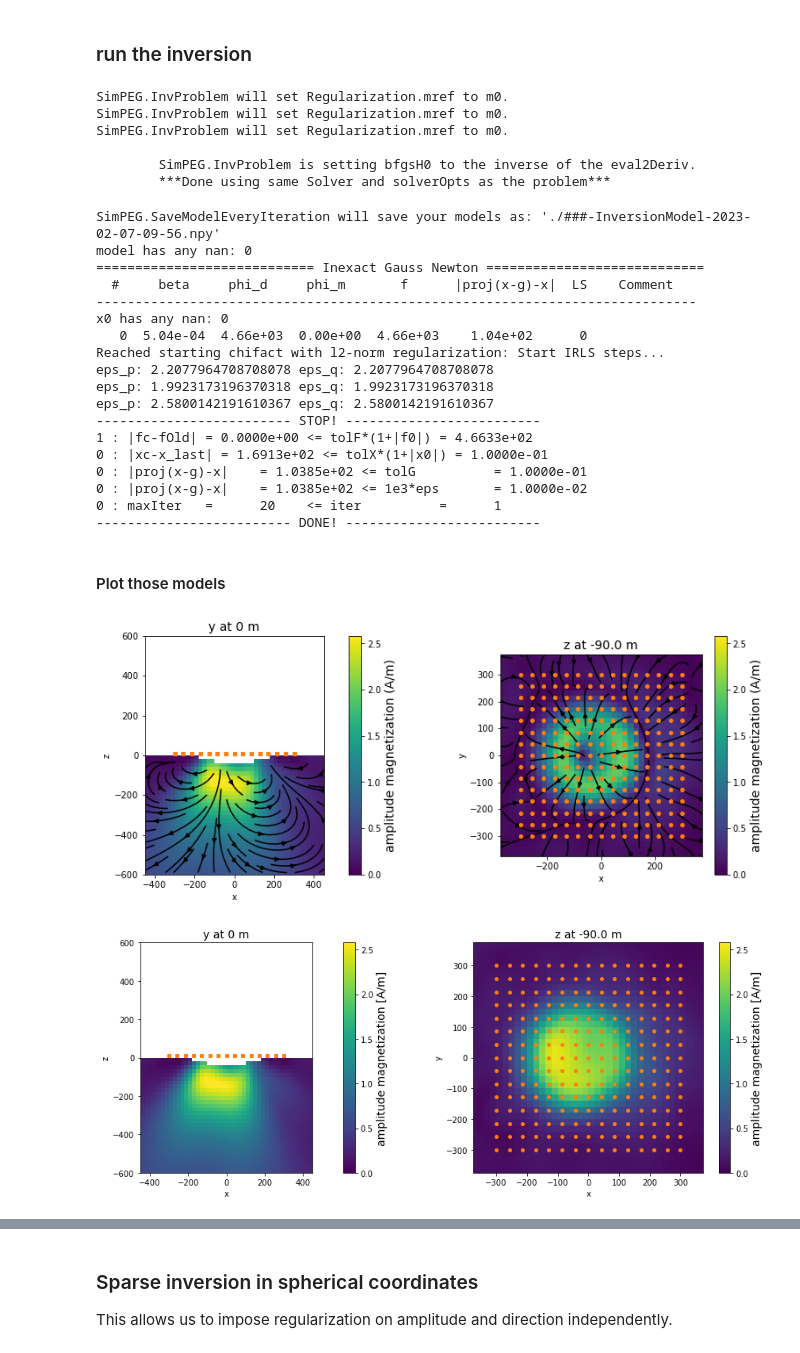
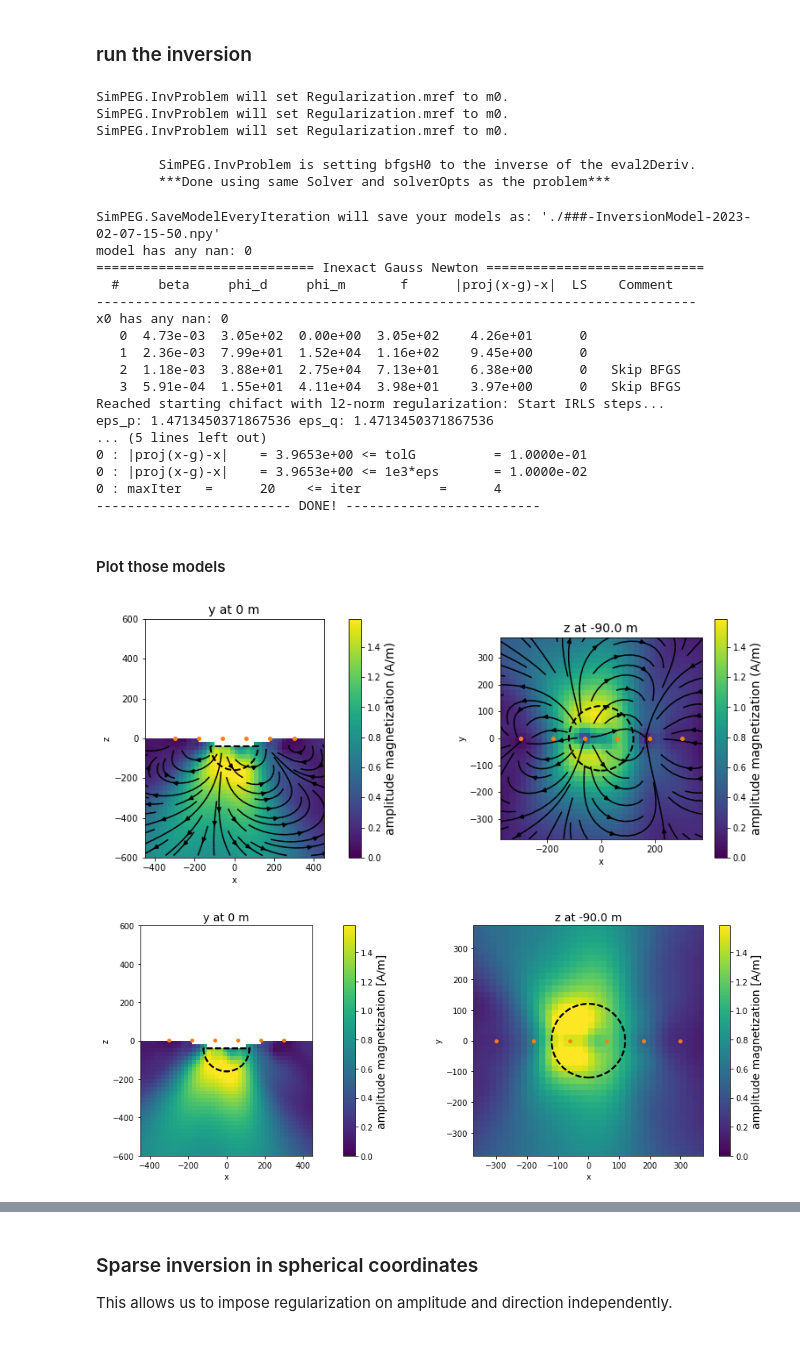
Before and after one commit to AnnaMittelholz/mars-mag-2021, a Jupyter notebook: mvi_CraterScenario.ipynb, the cells around one changed output, grey strips where cells are left out. Saved outputs shown, nothing was run; the diff lists cells and outputs as text; code cells hidden in the pictures.

```diff
--- a/mvi_CraterScenario.ipynb
+++ b/mvi_CraterScenario.ipynb
@@ -30,7 +32,7 @@ from pymatsolver import Pardiso as Solver
 # %% [markdown]
 Set Flags for sampling strategy and use of topography
 # %%
-inflight=2     # inflight sampling is 1; landed sampling is 0; 2 is mesh
+inflight=0     # inflight sampling is 1; landed sampling is 0; 2 is mesh
 use_topo=True
 # %% [markdown]
 # Forward problem
@@ -453,23 +478,22 @@ SimPEG.InvProblem will set Regularization.mref to m0.
 
         SimPEG.InvProblem is setting bfgsH0 to the inverse of the eval2Deriv.
         ***Done using same Solver and solverOpts as the problem***
-SimPEG.SaveModelEveryIteration will save your models as: './###-InversionModel-2023-02-07-09-56.npy'
+SimPEG.SaveModelEveryIteration will save your models as: './###-InversionModel-2023-02-07-15-50.npy'
 model has any nan: 0
 ============================ Inexact Gauss Newton ============================
   #     beta     phi_d     phi_m       f      |proj(x-g)-x|  LS    Comment
 -----------------------------------------------------------------------------
 x0 has any nan: 0
-   0  5.04e-04  4.66e+03  0.00e+00  4.66e+03    1.04e+02      0
+   0  4.73e-03  3.05e+02  0.00e+00  3.05e+02    4.26e+01      0
+   1  2.36e-03  7.99e+01  1.52e+04  1.16e+02    9.45e+00      0
+   2  1.18e-03  3.88e+01  2.75e+04  7.13e+01    6.38e+00      0   Skip BFGS
+   3  5.91e-04  1.55e+01  4.11e+04  3.98e+01    3.97e+00      0   Skip BFGS
 Reached starting chifact with l2-norm regularization: Start IRLS steps...
-eps_p: 2.2077964708708078 eps_q: 2.2077964708708078
-eps_p: 1.9923173196370318 eps_q: 1.9923173196370318
-eps_p: 2.5800142191610367 eps_q: 2.5800142191610367
-------------------------- STOP! -------------------------
-1 : |fc-fOld| = 0.0000e+00 <= tolF*(1+|f0|) = 4.6633e+02
-0 : |xc-x_last| = 1.6913e+02 <= tolX*(1+|x0|) = 1.0000e-01
-0 : |proj(x-g)-x|    = 1.0385e+02 <= tolG          = 1.0000e-01
-0 : |proj(x-g)-x|    = 1.0385e+02 <= 1e3*eps       = 1.0000e-02
-0 : maxIter   =      20    <= iter          =      1
+eps_p: 1.4713450371867536 eps_q: 1.4713450371867536
+... (5 lines left out)
+0 : |proj(x-g)-x|    = 3.9653e+00 <= tolG          = 1.0000e-01
+0 : |proj(x-g)-x|    = 3.9653e+00 <= 1e3*eps       = 1.0000e-02
+0 : maxIter   =      20    <= iter          =      4
 ------------------------- DONE! -------------------------
 # %% [markdown]
 #### Plot those models
@@ -476,22 +517,36 @@ eps_p: 2.5800142191610367 eps_q: 2.5800142191610367
 # %%
 fig, ax = plt.subplots(1, 2, figsize=(17, 5), gridspec_kw={'width_ratios': [2, 1]})
 maxval = np.max(np.abs(mrec_cartesian))
 quiver_opts = {
     "scale":np.max(np.abs(mrec_cartesian))/20,
 }
 
 plot_vector_model(mesh, nC, active_cell_map, maxval,mrec_cartesian, ax=ax[0])
 plot_vector_model(mesh, nC, active_cell_map, maxval,mrec_cartesian, ax=ax[1], normal="Z", ind=25)
 
 
 fig, ax = plt.subplots(1, 2, figsize=(17, 5), gridspec_kw={'width_ratios': [2, 1]})
 quiver_opts='None'
-plot_amplitude(mesh, nC, active_cell_map, maxval,mrec_cartesian, ax=ax[0])
-plot_amplitude(mesh, nC, active_cell_map, maxval,mrec_cartesian, ax=ax[1], normal="Z", ind=25)
+plot_amplitude(mesh, nC, active_cell_map, maxval,mrec_cartesian, ax=ax[0], outline=True)
+# PLot half circle of radius 120 around 0,-40 for z<0
+theta1, theta2 = 0, 0 + 180
+radius = 120
+center = (0, -40)
+from matplotlib.patches import Wedge
+w2 = Wedge(center, radius, theta2, theta1, fill=False, edgecolor='black',linestyle="dashed",linewidth=2)
+ax[0].add_artist(w2)
+
+plot_amplitude(mesh, nC, active_cell_map, maxval,mrec_cartesian, ax=ax[1], normal="Z", ind=25, outline=True)
+circle = plt.Circle((0, 0), 120, color='black', linestyle="dashed", linewidth=2,fill=False)
+ax[1].add_artist(circle)
+
+
+
+
 plt.tight_layout()
 # %% [output]
-[figure, old version]
+[figure, new version]
-[figure, old version]
+[figure, new version]
 # %%
 ax = plot_data_profile(synthetic_data.dobs, plot_opts={"marker":"o", "lw":0}, label=False)
 ax = plot_data_profile(inv_prob.dpred, ax=ax, label=False)
```
Also changed, not shown: parts of 18 cells of this notebook, 3 other files.
